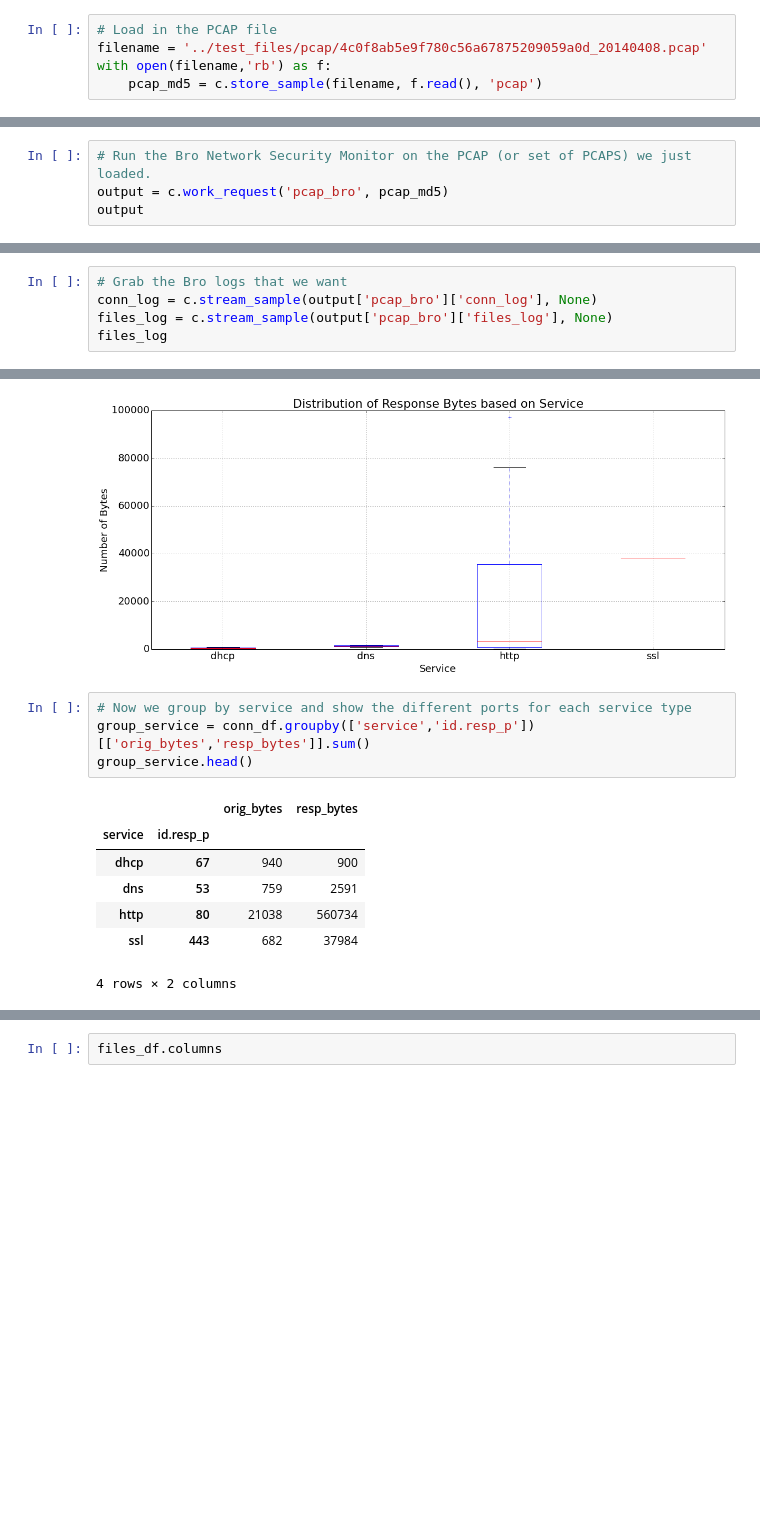
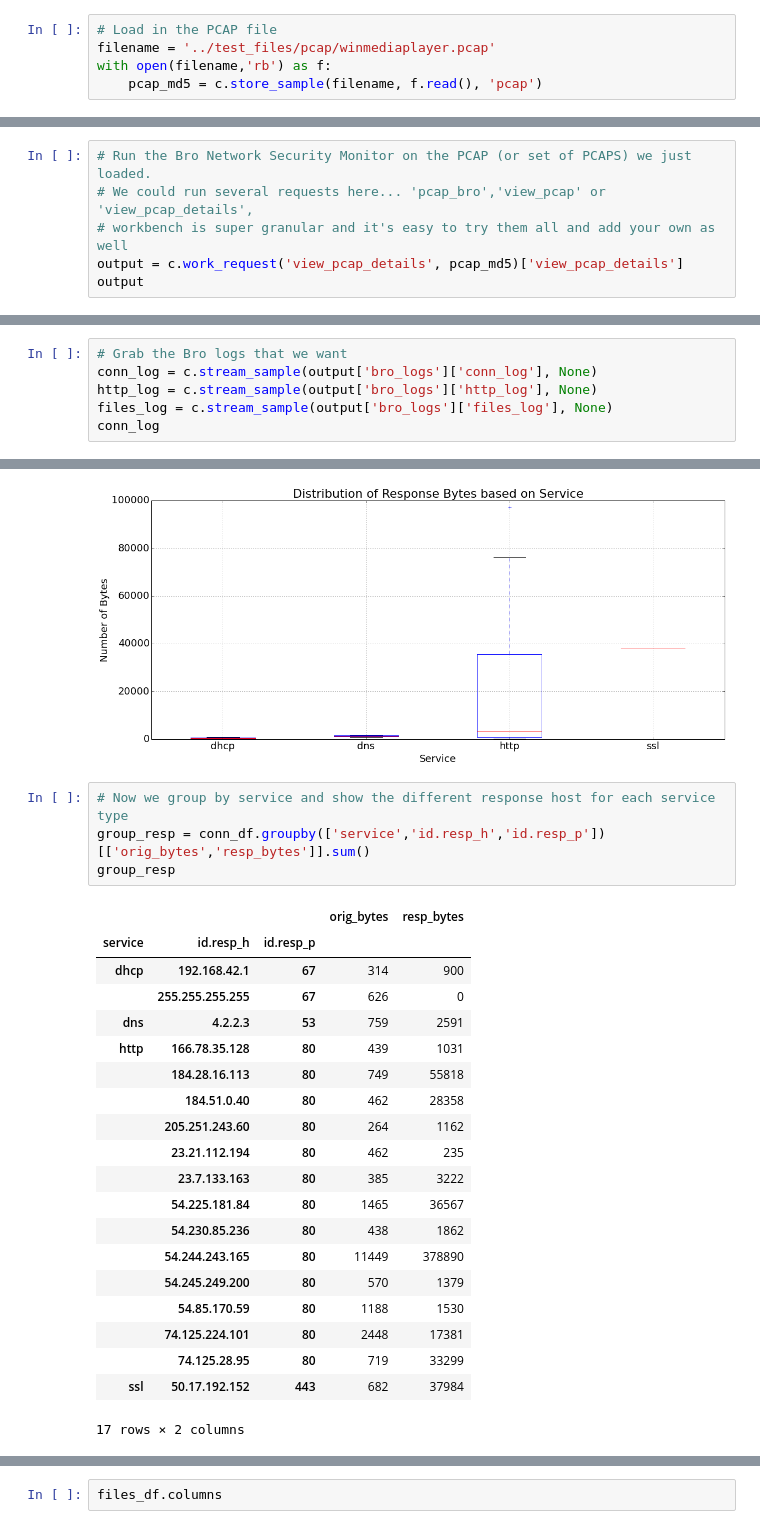
Before and after one commit to ollie314/workbench, a Jupyter notebook: notebooks/PCAP_DriveBy.ipynb, the cells around one changed output, grey strips where cells are left out. Cells and saved outputs as stored; diff of their text form; blank space fills up the shorter version.

```diff
--- a/notebooks/PCAP_DriveBy.ipynb
+++ b/notebooks/PCAP_DriveBy.ipynb
@@ -50,7 +50,7 @@ c.connect("tcp://127.0.0.1:4242")
 </font>
 # %%
 # Load in the PCAP file
-filename = '../test_files/pcap/4c0f8ab5e9f780c56a67875209059a0d_20140408.pcap'
+filename = '../test_files/pcap/winmediaplayer.pcap'
 with open(filename,'rb') as f:
     pcap_md5 = c.store_sample(filename, f.read(), 'pcap')
 # %% [markdown]
@@ -61,6 +61,8 @@ Workbench makes running Bro super easy, it manages the PCAPs and the resulting B
 **Note:** we only have one in this case but running sets of PCAPs through Bro is well supported, please see our [Batches_and_Sets](http://nbviewer.ipython.org/github/SuperCowPowers/workbench/blob/master/notebooks/Batches_and_Sets.ipynb) notebook for more infomation.
 # %%
 # Run the Bro Network Security Monitor on the PCAP (or set of PCAPS) we just loaded.
-output = c.work_request('pcap_bro', pcap_md5)
+# We could run several requests here... 'pcap_bro','view_pcap' or 'view_pcap_details',
+# workbench is super granular and it's easy to try them all and add your own as well
+output = c.work_request('view_pcap_details', pcap_md5)['view_pcap_details']
 output
 # %% [output]
@@ -84,8 +94,9 @@ cab_md5 = output['pcap_bro']['HTTP-FzP5yOlJYBwjmzuz8_cab']
 # %%
 # Grab the Bro logs that we want
-conn_log = c.stream_sample(output['pcap_bro']['conn_log'], None)
-files_log = c.stream_sample(output['pcap_bro']['files_log'], None)
-files_log
+conn_log = c.stream_sample(output['bro_logs']['conn_log'], None)
+http_log = c.stream_sample(output['bro_logs']['http_log'], None)
+files_log = c.stream_sample(output['bro_logs']['files_log'], None)
+conn_log
 # %% [output]
 <generator object iterator at 0x...>
 # %% [markdown]
@@ -208,14 +234,27 @@ plt.suptitle("")
 [figure]
 [figure]
 # %%
-# Now we group by service and show the different ports for each service type
-group_service = conn_df.groupby(['service','id.resp_p'])[['orig_bytes','resp_bytes']].sum()
-group_service.head()
+# Now we group by service and show the different response host for each service type
+group_resp = conn_df.groupby(['service','id.resp_h','id.resp_p'])[['orig_bytes','resp_bytes']].sum()
+group_resp
 # %% [output]
-|  |  | orig_bytes | resp_bytes |
-| service | id.resp_p |  |  |
-| dhcp | 67 | 940 | 900 |
-| dns | 53 | 759 | 2591 |
-| http | 80 | 21038 | 560734 |
-| ssl | 443 | 682 | 37984 |
+|  |  |  | orig_bytes | resp_bytes |
+| service | id.resp_h | id.resp_p |  |  |
+| dhcp | 192.168.42.1 | 67 | 314 | 900 |
+|  | 255.255.255.255 | 67 | 626 | 0 |
+| dns | 4.2.2.3 | 53 | 759 | 2591 |
+| http | 166.78.35.128 | 80 | 439 | 1031 |
+|  | 184.28.16.113 | 80 | 749 | 55818 |
+|  | 184.51.0.40 | 80 | 462 | 28358 |
+|  | 205.251.243.60 | 80 | 264 | 1162 |
+|  | 23.21.112.194 | 80 | 462 | 235 |
+|  | 23.7.133.163 | 80 | 385 | 3222 |
+|  | 54.225.181.84 | 80 | 1465 | 36567 |
+|  | 54.230.85.236 | 80 | 438 | 1862 |
+|  | 54.244.243.165 | 80 | 11449 | 378890 |
+|  | 54.245.249.200 | 80 | 570 | 1379 |
+|  | 54.85.170.59 | 80 | 1188 | 1530 |
+|  | 74.125.224.101 | 80 | 2448 | 17381 |
+|  | 74.125.28.95 | 80 | 719 | 33299 |
+| ssl | 50.17.192.152 | 443 | 682 | 37984 |
-4 rows × 2 columns
+17 rows × 2 columns
```
Also changed, not shown: parts of 17 cells of this notebook.
